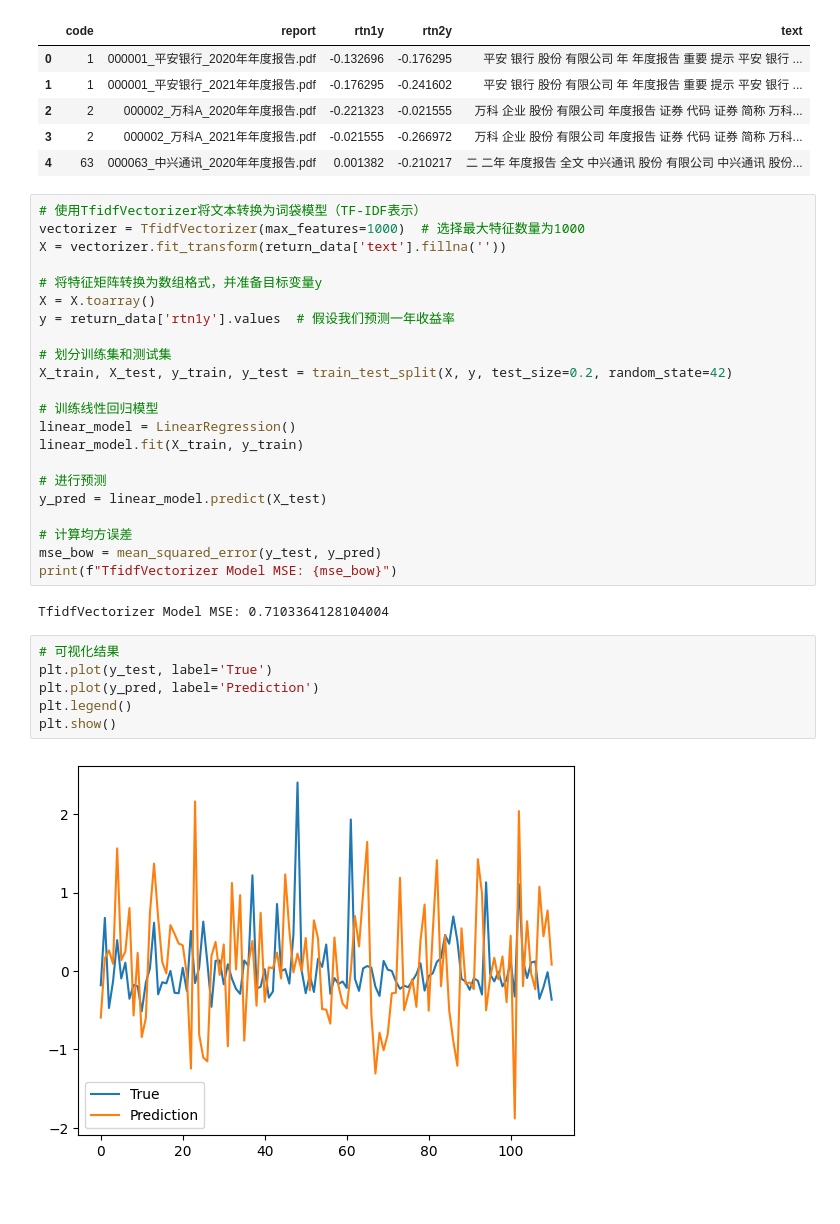
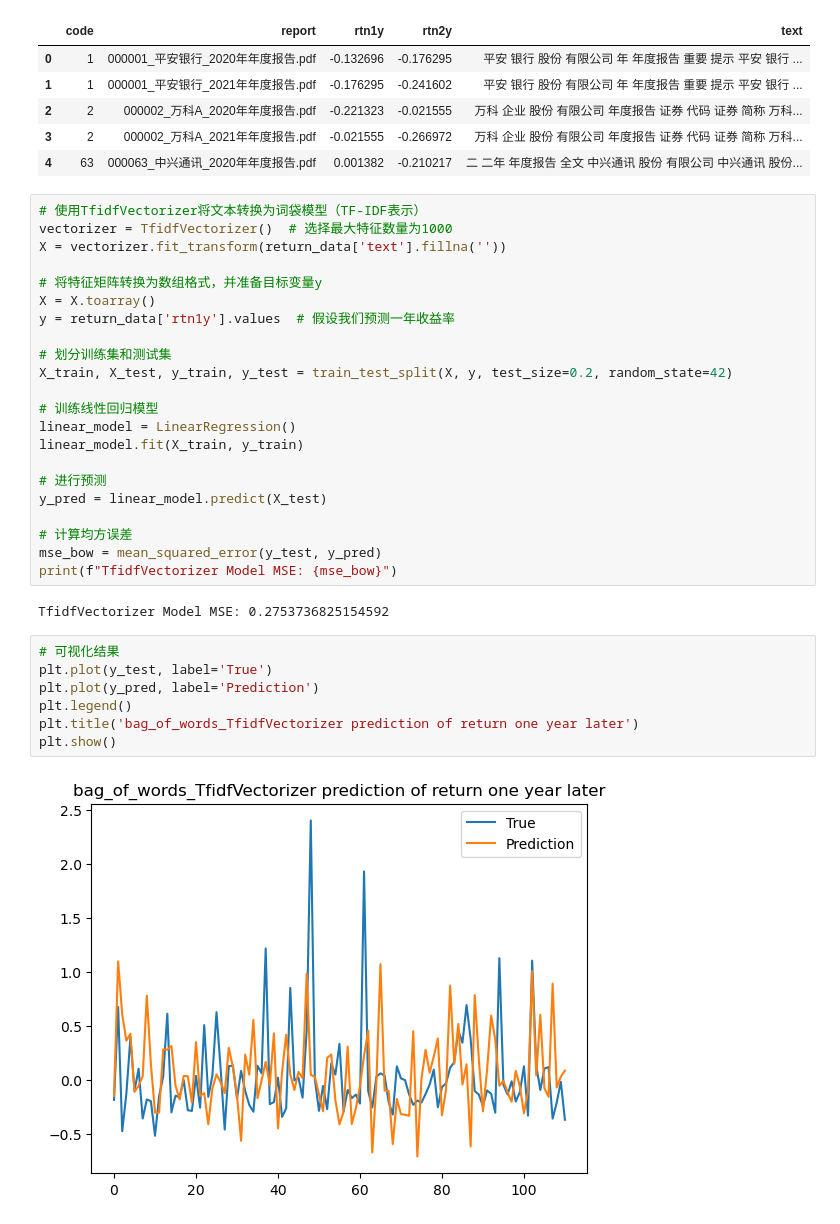
Before and after one commit to online727/DataMining-Optimization, a Jupyter notebook: zyz/bag_of_words_TfidfVectorizer.ipynb, the cells around one changed output. Saved outputs shown, nothing was run; the diff lists cells and outputs as text; blank space fills up the shorter version.

```diff
--- a/zyz/bag_of_words_TfidfVectorizer.ipynb
+++ b/zyz/bag_of_words_TfidfVectorizer.ipynb
@@ -46,7 +46,7 @@ return_data.head()
 | 4 | 63 | 000063_中兴通讯_2020年年度报告.pdf | 0.001382 | -0.210217 | 二 二年 年度报告 全文 中兴通讯 股份 有限公司 中兴通讯 股份... |
 # %%
 # 使用TfidfVectorizer将文本转换为词袋模型（TF-IDF表示）
-vectorizer = TfidfVectorizer(max_features=1000)  # 选择最大特征数量为1000
+vectorizer = TfidfVectorizer()  # 选择最大特征数量为1000
 X = vectorizer.fit_transform(return_data['text'].fillna(''))
 
 # 将特征矩阵转换为数组格式，并准备目标变量y
@@ -67,12 +67,13 @@ y_pred = linear_model.predict(X_test)
 mse_bow = mean_squared_error(y_test, y_pred)
 print(f"TfidfVectorizer Model MSE: {mse_bow}")
 # %% [output]
-TfidfVectorizer Model MSE: 0.7103364128104004
+TfidfVectorizer Model MSE: 0.2753736825154592
 # %%
 # 可视化结果
 plt.plot(y_test, label='True')
 plt.plot(y_pred, label='Prediction')
 plt.legend()
+plt.title('bag_of_words_TfidfVectorizer prediction of return one year later')
 plt.show()
 # %% [output]
-[figure, old version]
+[figure, new version]
```
Also changed, not shown: parts of 3 cells of this notebook, 8 other files.
